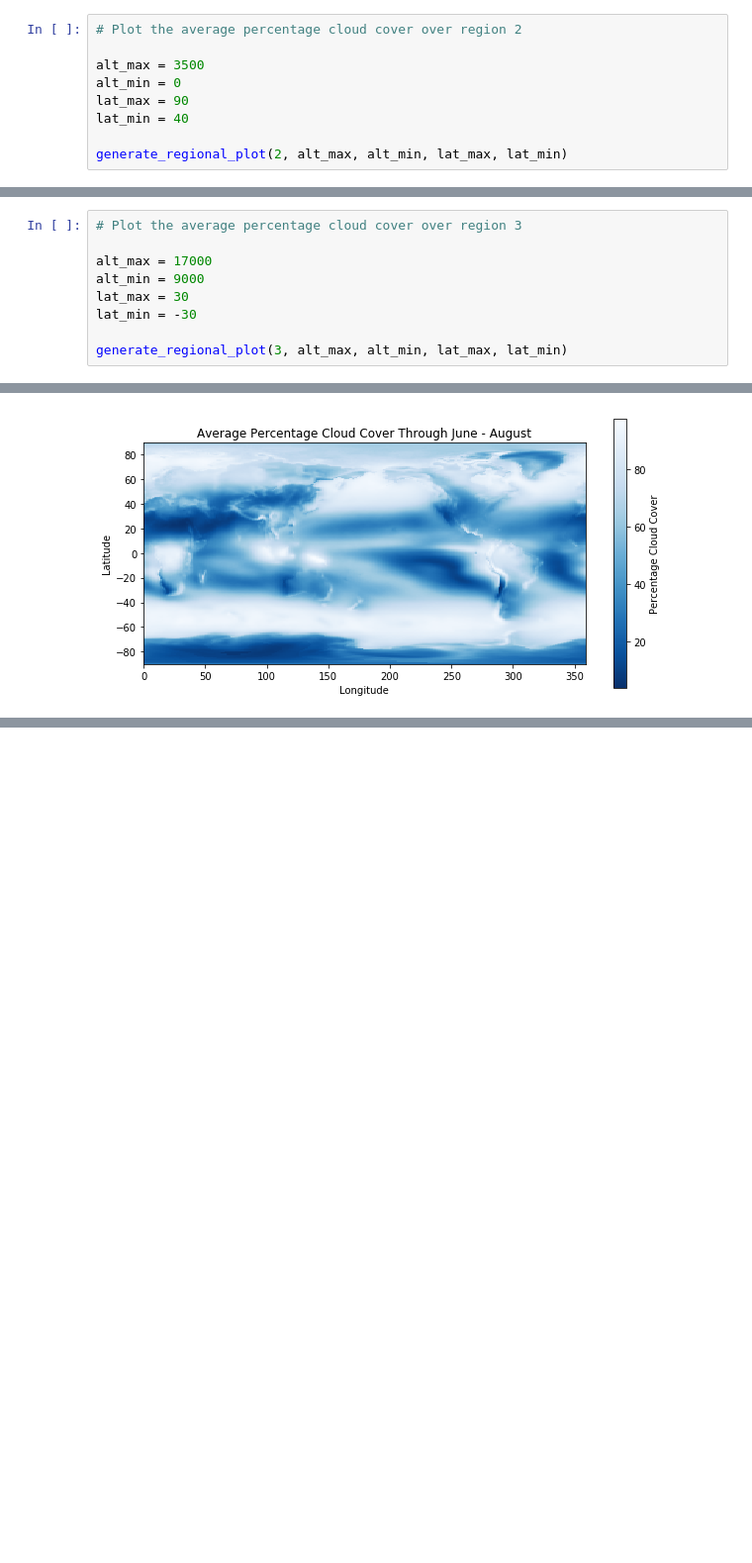
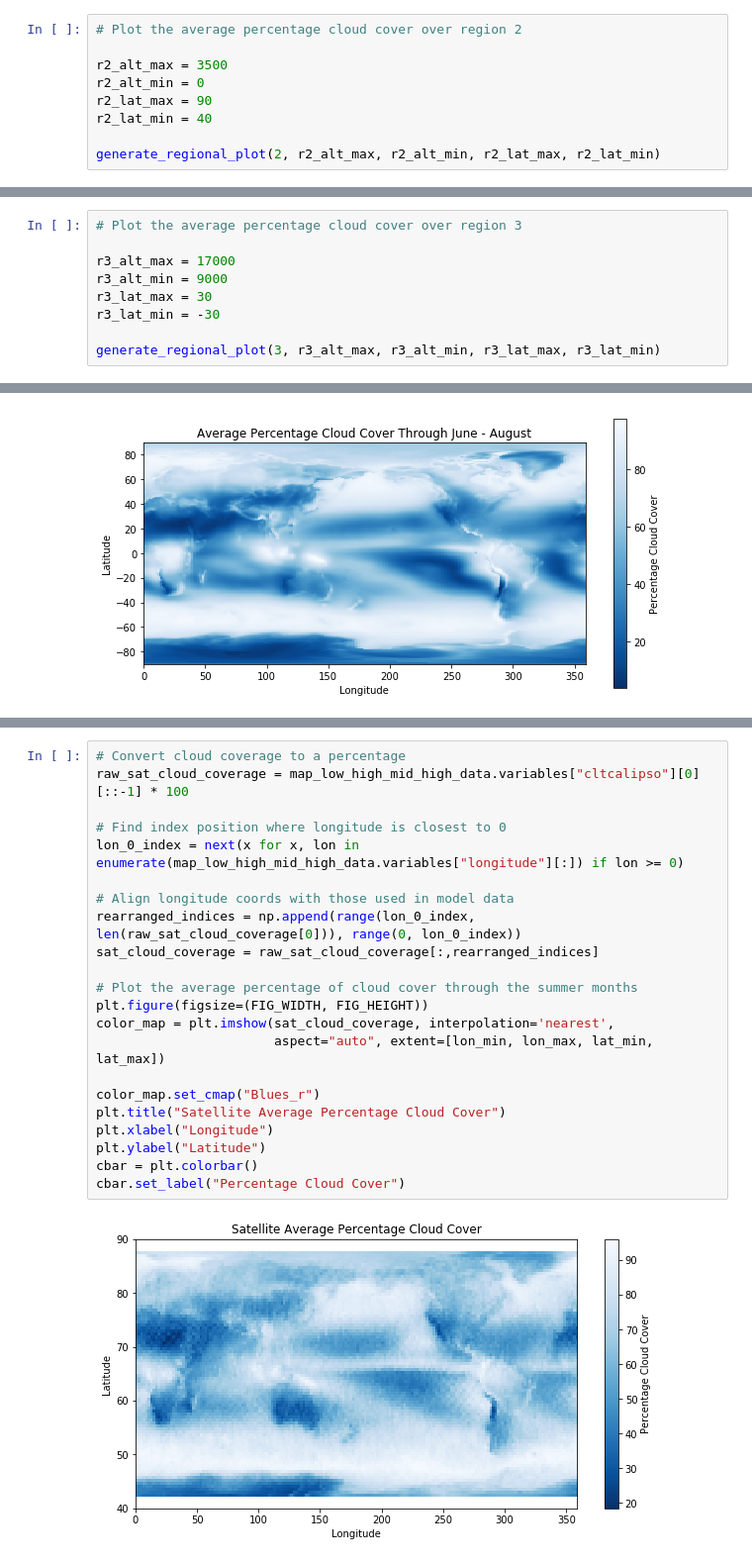
Before and after one commit to maddiebeagley/Climate-Modelling-Lab, a Jupyter notebook: 390Lab.ipynb, the cells around one changed output, grey strips where cells are left out. Shown at 99% size. Drawn from its saved outputs; the diff is of its cells as text; blank space fills up the shorter version.

Commit message:
Add TOA plot from satellite

```diff
--- a/390Lab.ipynb
+++ b/390Lab.ipynb
@@ -246,22 +249,22 @@ generate_regional_plot(1, alt_max, alt_min, lat_max, lat_min)
 # %%
 # Plot the average percentage cloud cover over region 2
 
-alt_max = 3500
-alt_min = 0
-lat_max = 90
-lat_min = 40
+r2_alt_max = 3500
+r2_alt_min = 0
+r2_lat_max = 90
+r2_lat_min = 40
 
-generate_regional_plot(2, alt_max, alt_min, lat_max, lat_min)
+generate_regional_plot(2, r2_alt_max, r2_alt_min, r2_lat_max, r2_lat_min)
 # %% [output]
 [figure]
 # %%
 # Plot the average percentage cloud cover over region 3
 
-alt_max = 17000
-alt_min = 9000
-lat_max = 30
-lat_min = -30
+r3_alt_max = 17000
+r3_alt_min = 9000
+r3_lat_max = 30
+r3_lat_min = -30
 
-generate_regional_plot(3, alt_max, alt_min, lat_max, lat_min)
+generate_regional_plot(3, r3_alt_max, r3_alt_min, r3_lat_max, r3_lat_min)
 # %% [output]
 [figure]
@@ -333,0 +324,24 @@ print_variables(ECMWF_ta_plevels_data)
+# %%
+# Convert cloud coverage to a percentage
+raw_sat_cloud_coverage = map_low_high_mid_high_data.variables["cltcalipso"][0][::-1] * 100
+
+# Find index position where longitude is closest to 0
+lon_0_index = next(x for x, lon in enumerate(map_low_high_mid_high_data.variables["longitude"][:]) if lon >= 0)
+
+# Align longitude coords with those used in model data
+rearranged_indices = np.append(range(lon_0_index, len(raw_sat_cloud_coverage[0])), range(0, lon_0_index))
+sat_cloud_coverage = raw_sat_cloud_coverage[:,rearranged_indices]
+
+# Plot the average percentage of cloud cover through the summer months
+plt.figure(figsize=(FIG_WIDTH, FIG_HEIGHT))
+color_map = plt.imshow(sat_cloud_coverage, interpolation='nearest',
+                       aspect="auto", extent=[lon_min, lon_max, lat_min, lat_max])
+
+color_map.set_cmap("Blues_r")
+plt.title("Satellite Average Percentage Cloud Cover")
+plt.xlabel("Longitude")
+plt.ylabel("Latitude")
+cbar = plt.colorbar()
+cbar.set_label("Percentage Cloud Cover")
+# %% [output]
+[figure, added]
```
Also changed, not shown: parts of 11 cells of this notebook.
